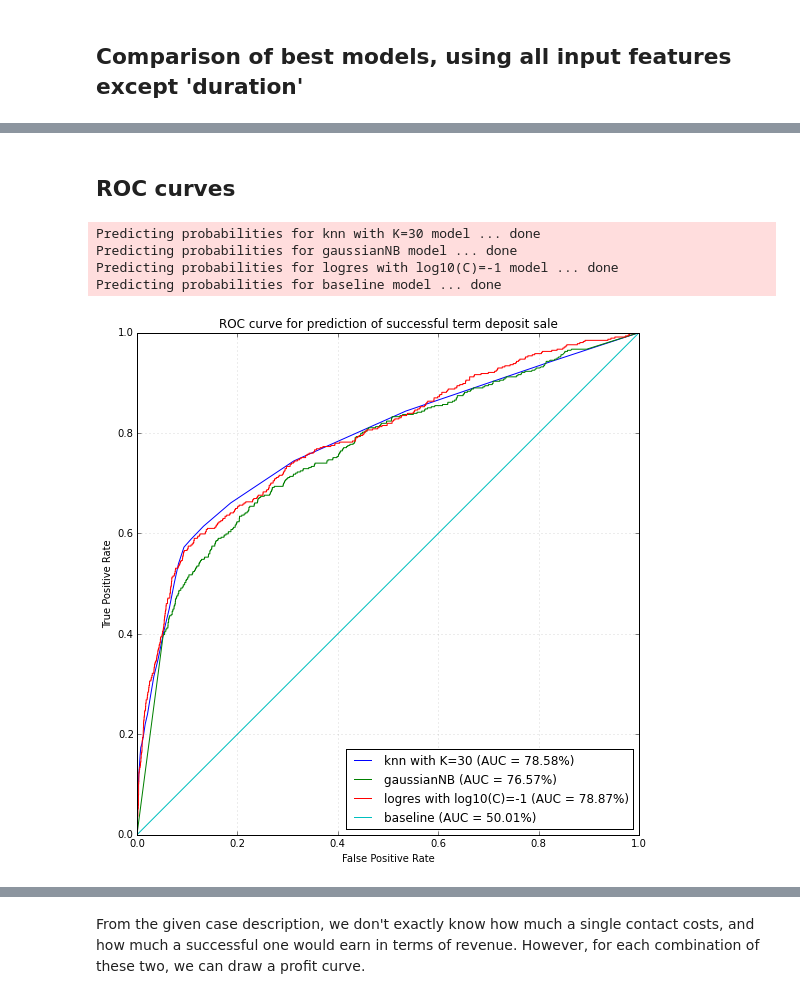
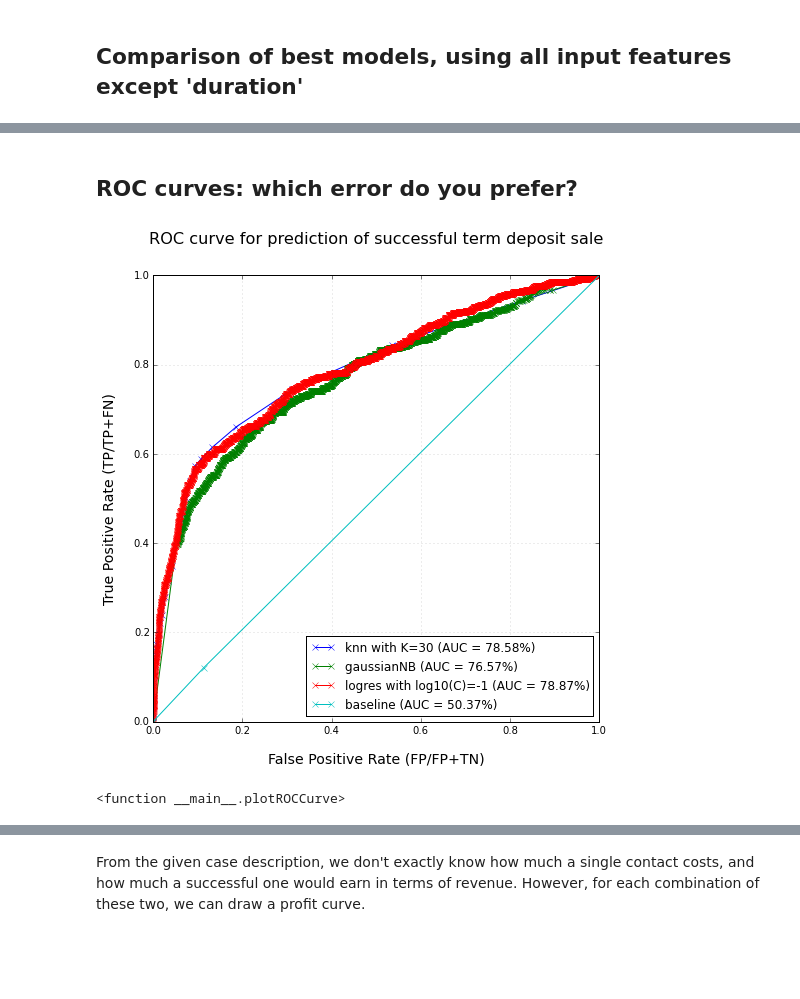
Before and after one commit to fdurant/mcnulty_banking, a Jupyter notebook: project_mcnulty_banking.ipynb, the cells around one changed output, grey strips where cells are left out. Cells and saved outputs as stored; diff of their text form; code cells hidden in the pictures; blank space fills up the shorter version.

```diff
--- a/project_mcnulty_banking.ipynb
+++ b/project_mcnulty_banking.ipynb
@@ -459,42 +459,77 @@ Building gaussianNB model ... applying it ...[Parallel(n_jobs=1)]: Done   1 jobs
 # %% [markdown]
-## ROC curves
+## ROC curves: which error do you prefer?
 # %%
 from sklearn.cross_validation import train_test_split
 from sklearn.metrics import roc_curve, roc_auc_score
+import mpld3
+mpld3.enable_notebook()
 import sys
 from matplotlib import pyplot as plt
+import re
 
 # We don't use cross validation here, but will generate a random test set instead
 X_train, X_test, y_train, y_test = train_test_split(X_values, y_values, test_size=0.1, random_state=0)
 
 finalPredictions = {}
 
 for modelName, model in models.items():
     fittedModel = model.fit(X_train, y_train)
 
     if hasattr(model, "predict_proba"):
         print >> sys.stderr, "Predicting probabilities for %s model ..." % modelName,
         finalPredictions[modelName] = {'train': model.predict_proba(X_train),
                                        'test': model.predict_proba(X_test)}
         print >> sys.stderr, "done"
 
-rocCurveFigure, ax = plt.subplots(figsize=(9,9))
-ax.grid(True, alpha=0.3)
-for modelName, probs in finalPredictions.iteritems():
-    y_probs = [x[1] for x in finalPredictions[modelName]['test']]
-    fpr, tpr, thresholds = roc_curve(y_true=y_test,
-                                     y_score=y_probs, pos_label=1)
-    roc_auc = roc_auc_score(y_true=y_test, y_score=y_probs)
-    plt.plot(fpr, tpr, '-', label="%s (AUC = %1.2f%%)" % (modelName, roc_auc*100))
-plt.title("ROC curve for prediction of successful term deposit sale")
-plt.xlabel("False Positive Rate")
-plt.ylabel("True Positive Rate")
-plt.legend(loc="best")
-plt.show()
+def plotROCCurve(figSize=8):
+    # Define some CSS to control our custom labels
+    css = """
+table {
+  border-collapse: collapse;
+}
+th {
+  color: #ffffff;
+  background-color: #000000;
+}
+td {
+  padding: 2px;
+  background-color: #cccccc;
+}
+table, th, td {
+  font-family:Arial, Helvetica, sans-serif;
+  border: 1px solid black;
+  text-align: right;
+}
+"""
+
+    rocCurveFigure, ax = plt.subplots(figsize=(figSize,figSize))
+    ax.grid(True, alpha=0.3)
+    for modelName, probs in finalPredictions.iteritems():
+        modelNameShort = re.split("\s+", modelName)[0]
+#        if modelNameShort not in ['knn','baseline']:
+#            continue
+        y_probs = [x[1] for x in finalPredictions[modelName]['test']]
+        fpr, tpr, thresholds = roc_curve(y_true=y_test,
+                                         y_score=y_probs, pos_label=1)
+#        print "%s: fpr (size = %d)" % (modelNameShort, len(fpr)), fpr
+#        print "tpr (size = %d)" % len(tpr), tpr
+#        print "thresholds (size = %d)" % len(thresholds), thresholds
+        roc_auc = roc_auc_score(y_true=y_test, y_score=y_probs)
+        points = plt.plot(fpr, tpr, 'x-', label="%s (AUC = %1.2f%%)" % (modelName, roc_auc*100))
+        labels = ["<table><th colspan='2'>%s</th><tr><td>FPR</td><td>%0.1f%%</td></tr><tr><td>TPR</td><td>%0.1f%%</td></tr></table>" % (modelNameShort, fpr[i]*100, tpr[i]*100) for i in range(len(fpr))]
+        mpld3.plugins.connect(rocCurveFigure, mpld3.plugins.PointHTMLTooltip(points[0],labels=labels, css=css))
+    ax.set_title("ROC curve for prediction of successful term deposit sale", y=1.06, fontsize=14 + log(figSize))
+    ax.set_xlabel("False Positive Rate (FP/FP+TN)", labelpad=15 + log(figSize), fontsize=12 + log(figSize))
+    ax.set_ylabel("True Positive Rate (TP/TP+FN)", labelpad=15 + log(figSize), fontsize=12 + log(figSize))
+    plt.legend(loc="best")
+    plt.show()
+    return rocCurveFigure
+
+from IPython.html.widgets import interact, fixed
+
+mpld3.save_html(plotROCCurve(figSize=9), "plotROCCurveBanking.html", figid="ROC_Curve_Banking")
+interact(plotROCCurve, figSize=(5,10))
 # %% [output]
+[figure, new version]
-Predicting probabilities for knn with K=30 model ... done
-Predicting probabilities for gaussianNB model ... done
-Predicting probabilities for logres with log10(C)=-1 model ... done
-Predicting probabilities for baseline model ... done
+<function __main__.plotROCCurve>
-[figure, old version]
 # %% [markdown]
```
Also changed, not shown: parts of 5 cells of this notebook.
